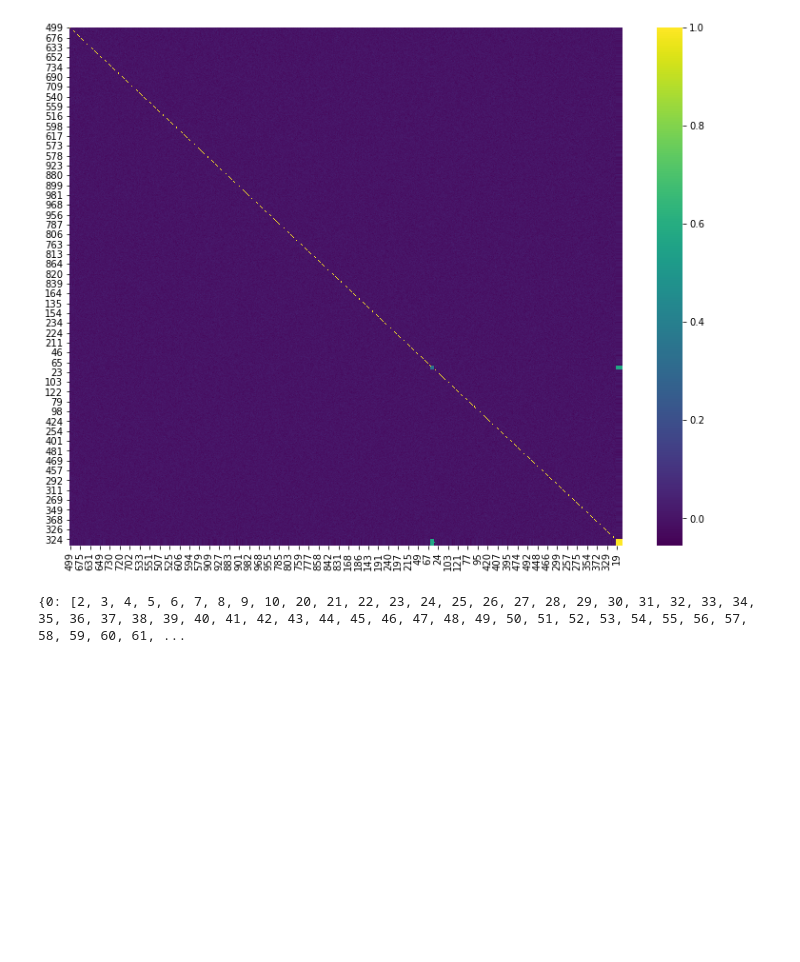
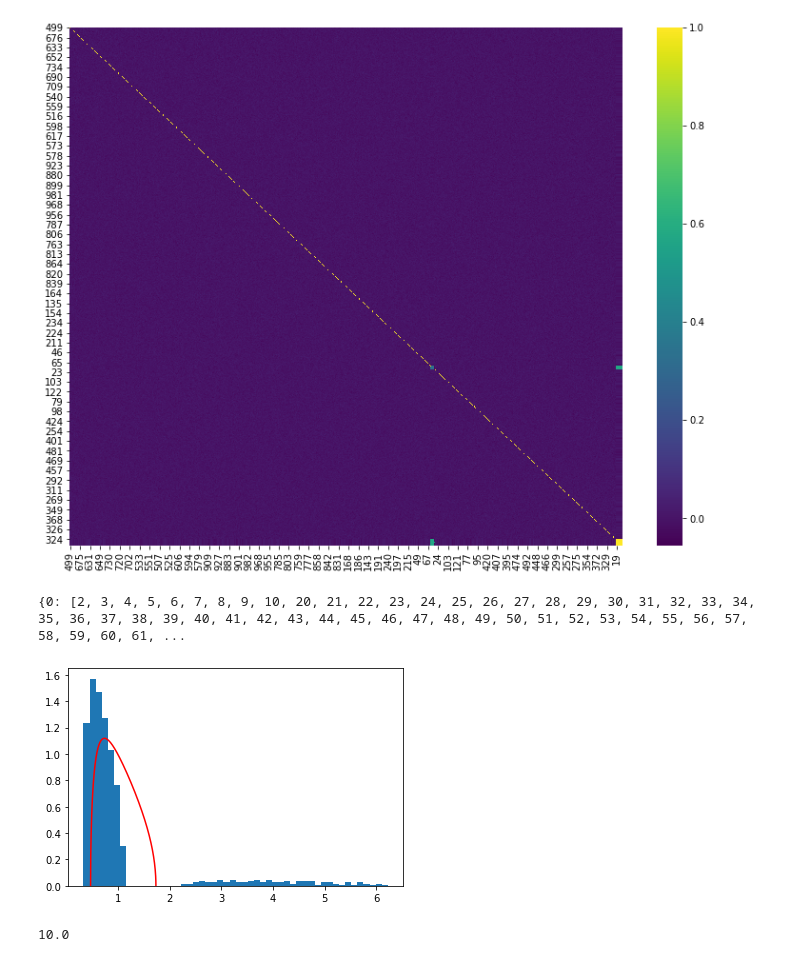
Before and after one commit to emoen/demo_Marchenko_Pastur_Analysis, a Jupyter notebook: demo_MarcenkoPastur_on_time_series.ipynb, the cells around one changed output. Cells and saved outputs as stored; diff of their text form; code cells hidden in the pictures; blank space fills up the shorter version.

Commit message:
covariance stuff

```diff
--- a/demo_MarcenkoPastur_on_time_series.ipynb
+++ b/demo_MarcenkoPastur_on_time_series.ipynb
@@ -164,3 +164,35 @@ print(clstrs)
 # %% [output]
 [figure]
 {0: [2, 3, 4, 5, 6, 7, 8, 9, 10, 20, 21, 22, 23, 24, 25, 26, 27, 28, 29, 30, 31, 32, 33, 34, 35, 36, 37, 38, 39, 40, 41, 42, 43, 44, 45, 46, 47, 48, 49, 50, 51, 52, 53, 54, 55, 56, 57, 58, 59, 60, 61, ...
+# %%
+def getRndCov(nCols, nFacts): #nFacts - contains signal out of nCols
+    w = np.random.normal(size=(nCols, nFacts))
+    cov = np.dot(w, w.T) #random cov matrix, however not full rank
+    cov += np.diag(np.random.uniform(size=nCols)) #full rank cov
+    return cov
+
+def cov2corr(cov):
+    # Derive the correlation matrix from a covariance matrix
+    std = np.sqrt(np.diag(cov))
+    corr = cov/np.outer(std,std)
+    corr[corr<-1], corr[corr>1] = -1,1 #for numerical errors
+    return corr
+
+alpha, nCols, nFact, q = .995, 1000, 100, 10
+cov = np.cov(np.random.normal(size=(nCols*q, nCols)), rowvar=0) #size = (1000*10,1000)
+cov = alpha*cov+(1-alpha)*getRndCov(nCols, nFact) # noise + signal
+corr0 = cov2corr(cov)
+eVal01, eVec01 = getPCA(corr0)
+
+pdf0 = mpPDF(1., q=10., pts=1000)
+fig = plt.figure()
+ax  = fig.add_subplot(111)
+ax.hist(np.diag(eVal01), density = True,bins=50) # Histogram the eigenvalues
+plt.plot(pdf0.keys(), pdf0, color='r', label="Marcenko-Pastur pdf")
+plt.show()
+# %% [output]
+[figure, added]
+# %%
+x.shape[0]/float(x.shape[1])
+# %% [output]
+10.0
```
Also changed, not shown: parts of 1 cell of this notebook.
